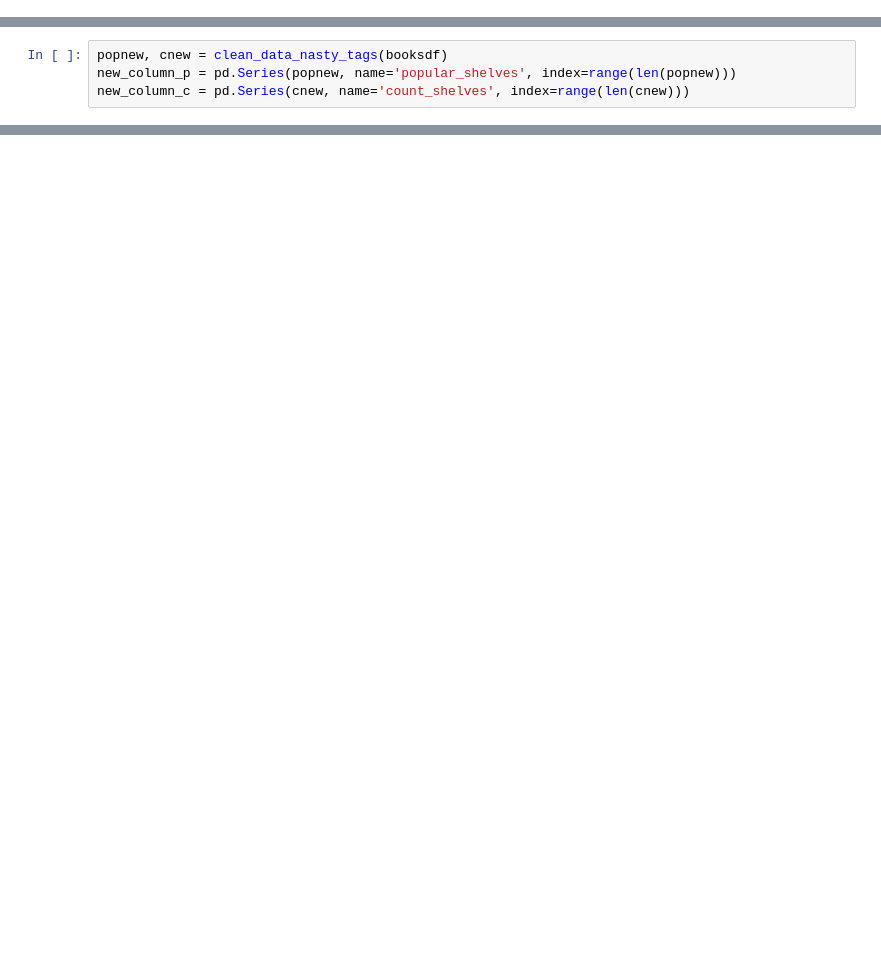
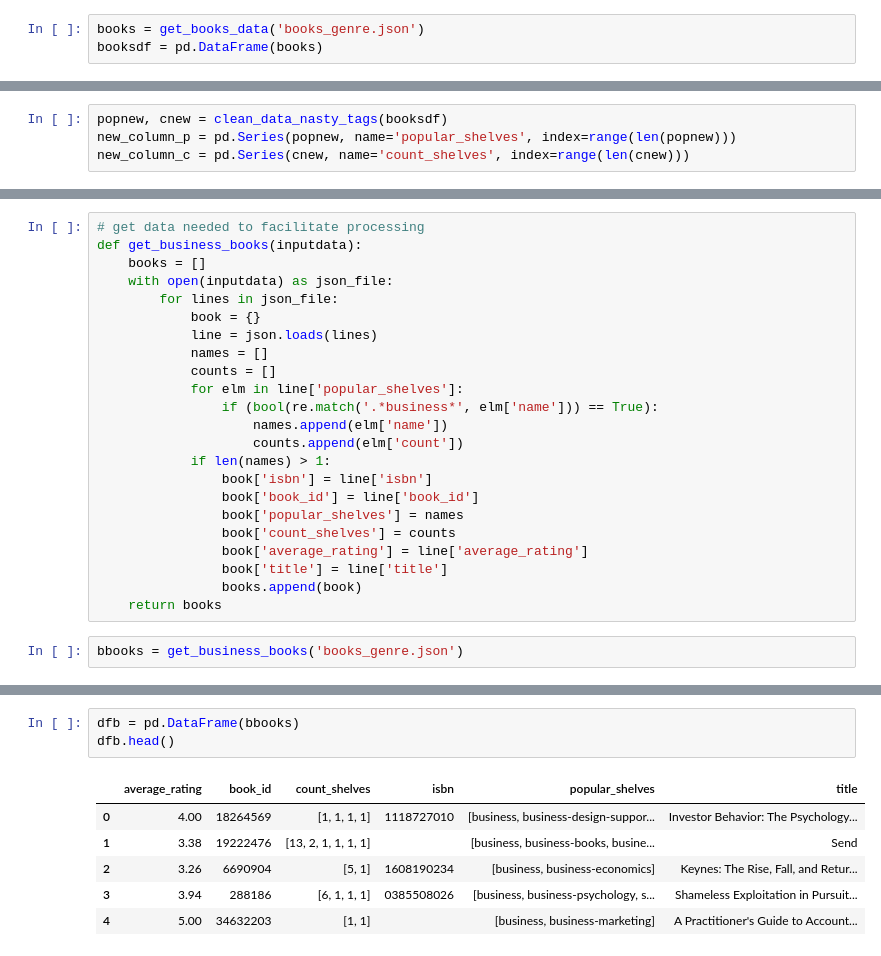
Before and after one commit to ychebaro/project_insight, a Jupyter notebook: Cleaning_books.ipynb, the cells around one changed output, grey strips where cells are left out. Cells and saved outputs as stored; diff of their text form; blank space fills up the shorter version.

```diff
--- a/Cleaning_books.ipynb
+++ b/Cleaning_books.ipynb
@@ -107,0 +131,3 @@ len(booksdf)
+# %%
+books = get_books_data('books_genre.json')
+booksdf = pd.DataFrame(books)
@@ -139,0 +187,25 @@ new_column_c = pd.Series(cnew, name='count_shelves', index=range(len(cnew)))
+# %%
+# get data needed to facilitate processing
+def get_business_books(inputdata):
+    books = []
+    with open(inputdata) as json_file:
+        for lines in json_file:
+            book = {}
+            line = json.loads(lines)
+            names = []
+            counts = []
+            for elm in line['popular_shelves']:
+                if (bool(re.match('.*business*', elm['name'])) == True):
+                    names.append(elm['name'])
+                    counts.append(elm['count'])
+            if len(names) > 1:
+                book['isbn'] = line['isbn']
+                book['book_id'] = line['book_id']
+                book['popular_shelves'] = names
+                book['count_shelves'] = counts
+                book['average_rating'] = line['average_rating']
+                book['title'] = line['title']
+                books.append(book)
+    return books
+# %%
+bbooks = get_business_books('books_genre.json')
@@ -139,0 +230,10 @@ new_column_c = pd.Series(cnew, name='count_shelves', index=range(len(cnew)))
+# %%
+dfb = pd.DataFrame(bbooks)
+dfb.head()
+# %% [output]
+|  | average_rating | book_id | count_shelves | isbn | popular_shelves | title |
+| 0 | 4.00 | 18264569 | [1, 1, 1, 1] | 1118727010 | [business, business-design-suppor... | Investor Behavior: The Psychology... |
+| 1 | 3.38 | 19222476 | [13, 2, 1, 1, 1, 1] |  | [business, business-books, busine... | Send |
+| 2 | 3.26 | 6690904 | [5, 1] | 1608190234 | [business, business-economics] | Keynes: The Rise, Fall, and Retur... |
+| 3 | 3.94 | 288186 | [6, 1, 1, 1] | 0385508026 | [business, business-psychology, s... | Shameless Exploitation in Pursuit... |
+| 4 | 5.00 | 34632203 | [1, 1] |  | [business, business-marketing] | A Practitioner's Guide to Account... |
```
Also changed, not shown: parts of 32 cells of this notebook.
